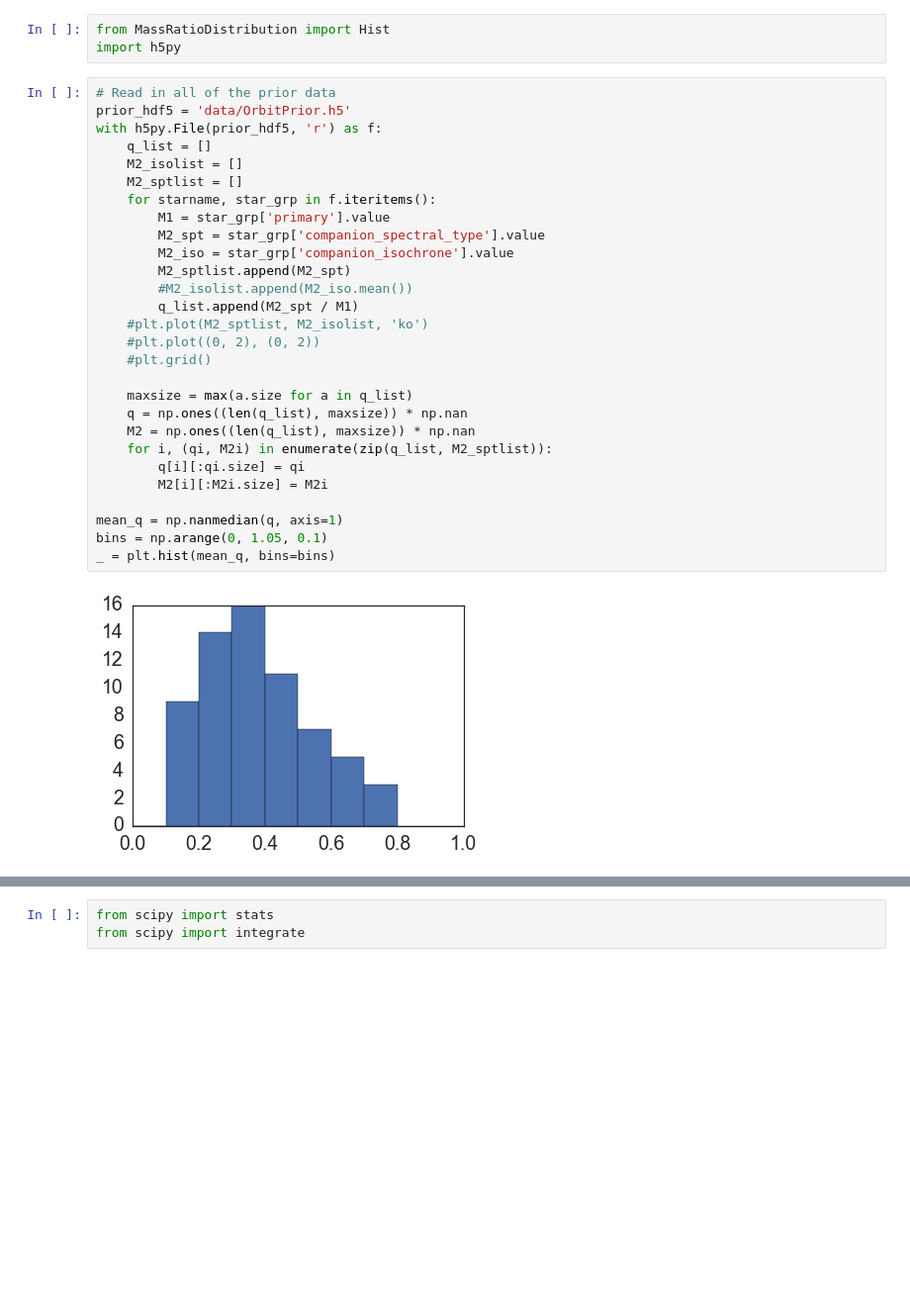
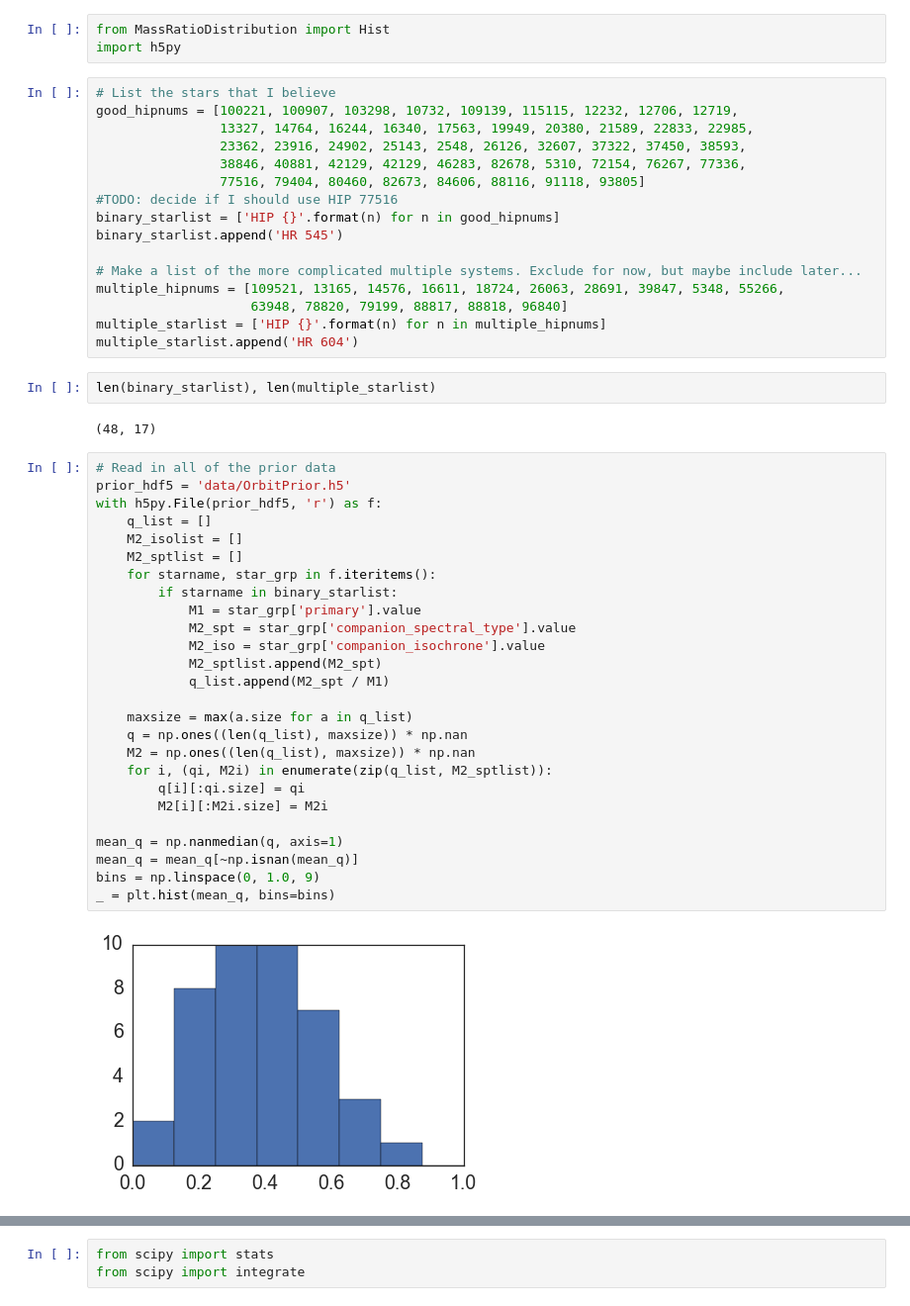
Before and after one commit to kgullikson88/BinaryInference, a Jupyter notebook: RealData.ipynb, the cells around one changed output, grey strips where cells are left out. Shown: that part at 99% size. Cells and saved outputs as stored; diff of their text form; blank space fills up the shorter version.

```diff
--- a/RealData.ipynb
+++ b/RealData.ipynb
@@ -358,36 +362,54 @@ all_companions.to_csv('AllCompanions.csv')
 # %%
 from MassRatioDistribution import Hist
 import h5py
+# %%
+# List the stars that I believe
+good_hipnums = [100221, 100907, 103298, 10732, 109139, 115115, 12232, 12706, 12719,
+                13327, 14764, 16244, 16340, 17563, 19949, 20380, 21589, 22833, 22985,
+                23362, 23916, 24902, 25143, 2548, 26126, 32607, 37322, 37450, 38593,
+                38846, 40881, 42129, 42129, 46283, 82678, 5310, 72154, 76267, 77336,
+                77516, 79404, 80460, 82673, 84606, 88116, 91118, 93805]
+#TODO: decide if I should use HIP 77516
+binary_starlist = ['HIP {}'.format(n) for n in good_hipnums]
+binary_starlist.append('HR 545')
+
+# Make a list of the more complicated multiple systems. Exclude for now, but maybe include later...
+multiple_hipnums = [109521, 13165, 14576, 16611, 18724, 26063, 28691, 39847, 5348, 55266,
+                    63948, 78820, 79199, 88817, 88818, 96840]
+multiple_starlist = ['HIP {}'.format(n) for n in multiple_hipnums]
+multiple_starlist.append('HR 604')
+# %%
+len(binary_starlist), len(multiple_starlist)
+# %% [output]
+(48, 17)
 # %%
 # Read in all of the prior data
 prior_hdf5 = 'data/OrbitPrior.h5'
 with h5py.File(prior_hdf5, 'r') as f:
     q_list = []
     M2_isolist = []
     M2_sptlist = []
     for starname, star_grp in f.iteritems():
-        M1 = star_grp['primary'].value
-        M2_spt = star_grp['companion_spectral_type'].value
-        M2_iso = star_grp['companion_isochrone'].value
-        M2_sptlist.append(M2_spt)
-        #M2_isolist.append(M2_iso.mean())
-        q_list.append(M2_spt / M1)
-    #plt.plot(M2_sptlist, M2_isolist, 'ko')
-    #plt.plot((0, 2), (0, 2))
-    #plt.grid()
+        if starname in binary_starlist:
+            M1 = star_grp['primary'].value
+            M2_spt = star_grp['companion_spectral_type'].value
+            M2_iso = star_grp['companion_isochrone'].value
+            M2_sptlist.append(M2_spt)
+            q_list.append(M2_spt / M1)
 
     maxsize = max(a.size for a in q_list)
     q = np.ones((len(q_list), maxsize)) * np.nan
     M2 = np.ones((len(q_list), maxsize)) * np.nan
     for i, (qi, M2i) in enumerate(zip(q_list, M2_sptlist)):
         q[i][:qi.size] = qi
         M2[i][:M2i.size] = M2i
 
 mean_q = np.nanmedian(q, axis=1)
-bins = np.arange(0, 1.05, 0.1)
+mean_q = mean_q[~np.isnan(mean_q)]
+bins = np.linspace(0, 1.0, 9)
 _ = plt.hist(mean_q, bins=bins)
 # %% [output]
-[figure, old version]
+[figure, new version]
 # %%
 # Get completeness
 import Completeness
```
Also changed, not shown: parts of 29 cells of this notebook, 2 other files.
